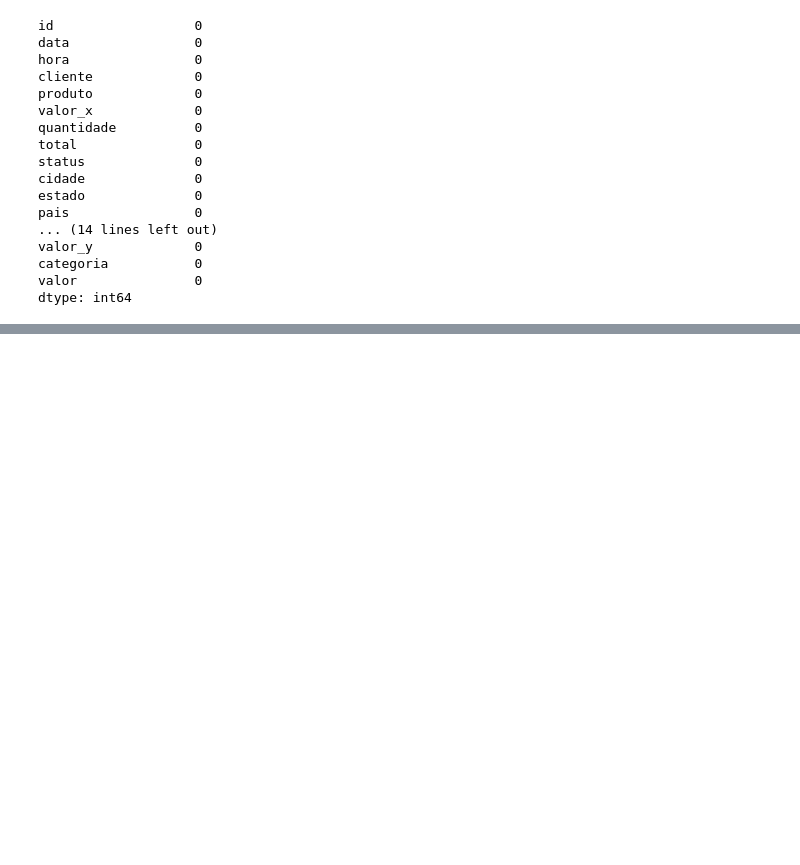
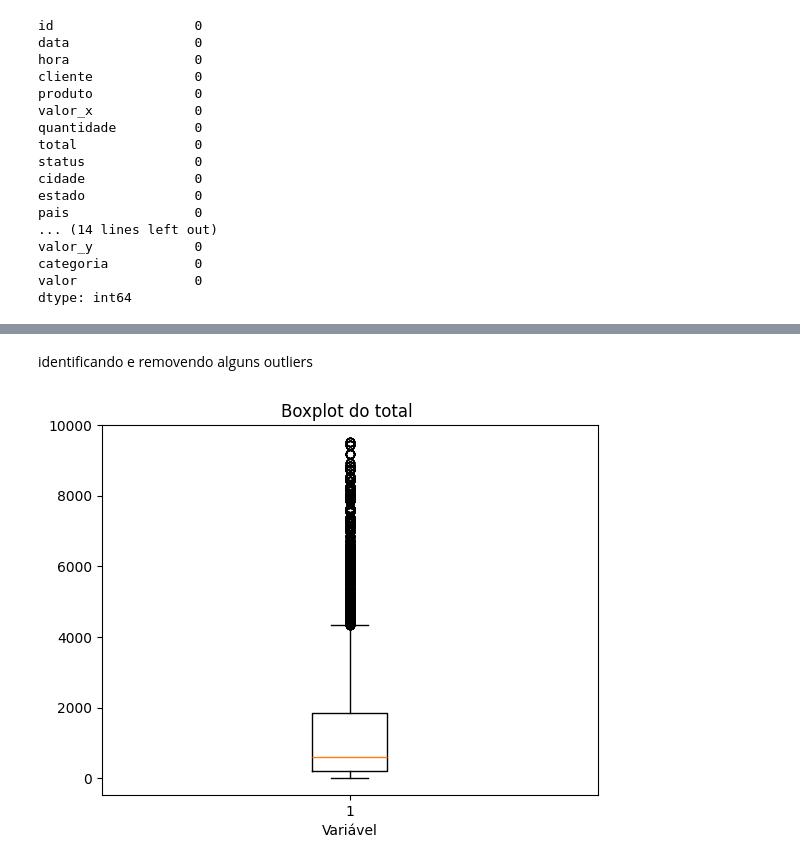
Before and after one commit to sergiolfaria/Atividades_Ciencia_De_Dados, a Jupyter notebook: dados_sinteticos/exercico.ipynb, the cells around one changed output, grey strips where cells are left out. Drawn from its saved outputs; the diff is of its cells as text; code cells hidden in the pictures; blank space fills up the shorter version.

Commit message:
finalizações

```diff
--- a/dados_sinteticos/exercico.ipynb
+++ b/dados_sinteticos/exercico.ipynb
@@ -66,3 +65,4 @@ df.head()
 # %%
-df = df.drop(columns=['valor_y','valor','valor_x'])
-df['Valor Final'] = df['total'] / df['quantidade']
+df = df.drop(columns=['valor_y','valor','valor_x','tamanho'])
+df['Valor real'] = df['total'] / df['quantidade']
+df.head(10)
@@ -68,0 +81,4 @@ df['Valor Final'] = df['total'] / df['quantidade']
+# %%
+
+df = df.drop_duplicates(subset=['hora', 'cliente', 'produto', 'quantidade','vendedor'])
+df.head(100)
@@ -68,0 +124,3 @@ df['Valor Final'] = df['total'] / df['quantidade']
+# %%
+df = df.drop(columns=['categoria_x' ,'categoria_y'])
+df.head(10)
@@ -68,0 +139,9 @@ df['Valor Final'] = df['total'] / df['quantidade']
+# %% [markdown]
+identificando e removendo alguns outliers
+# %%
+plt.boxplot(df['total'])
+plt.title('Boxplot do total ')
+plt.xlabel('Variável')
+plt.show()
+# %% [output]
+[figure, added]
```
Also changed, not shown: parts of 12 cells of this notebook.
